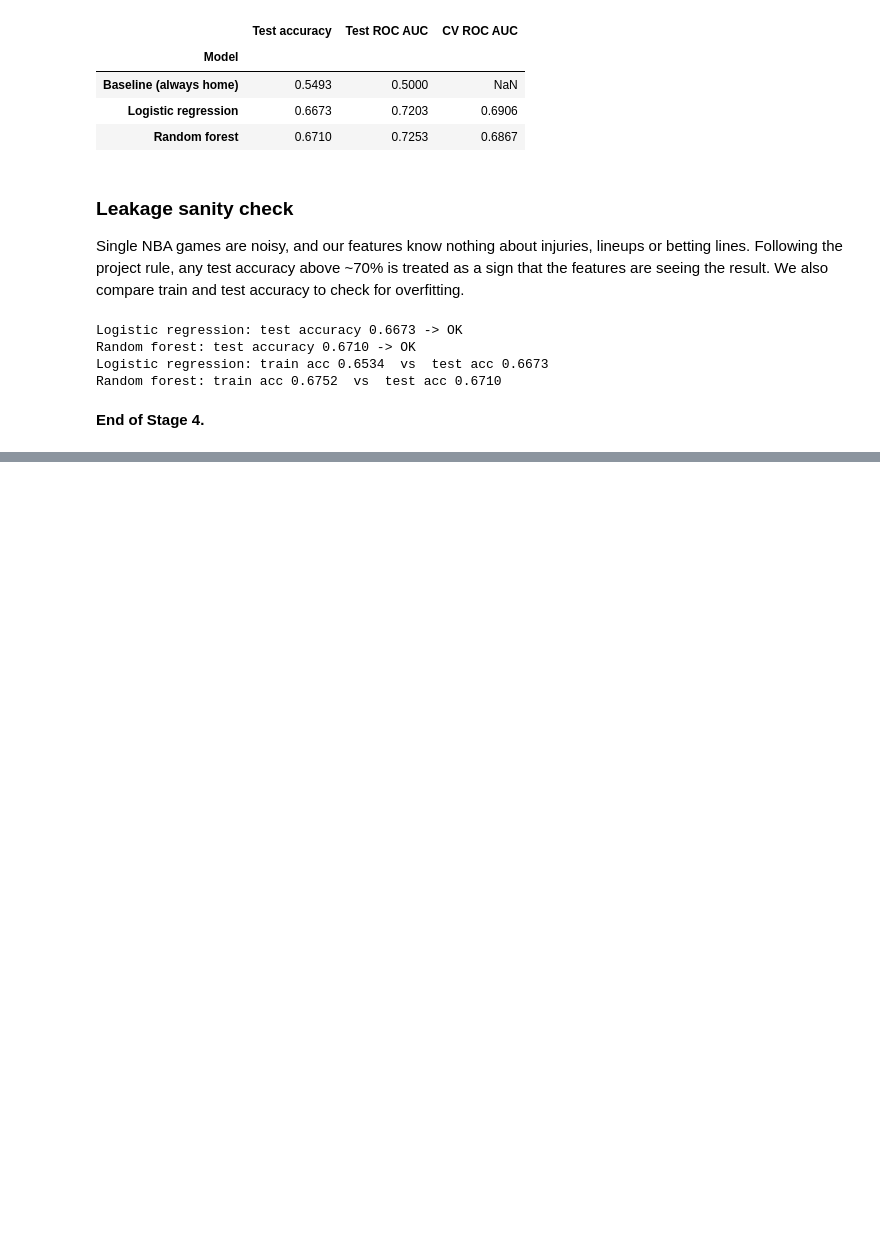
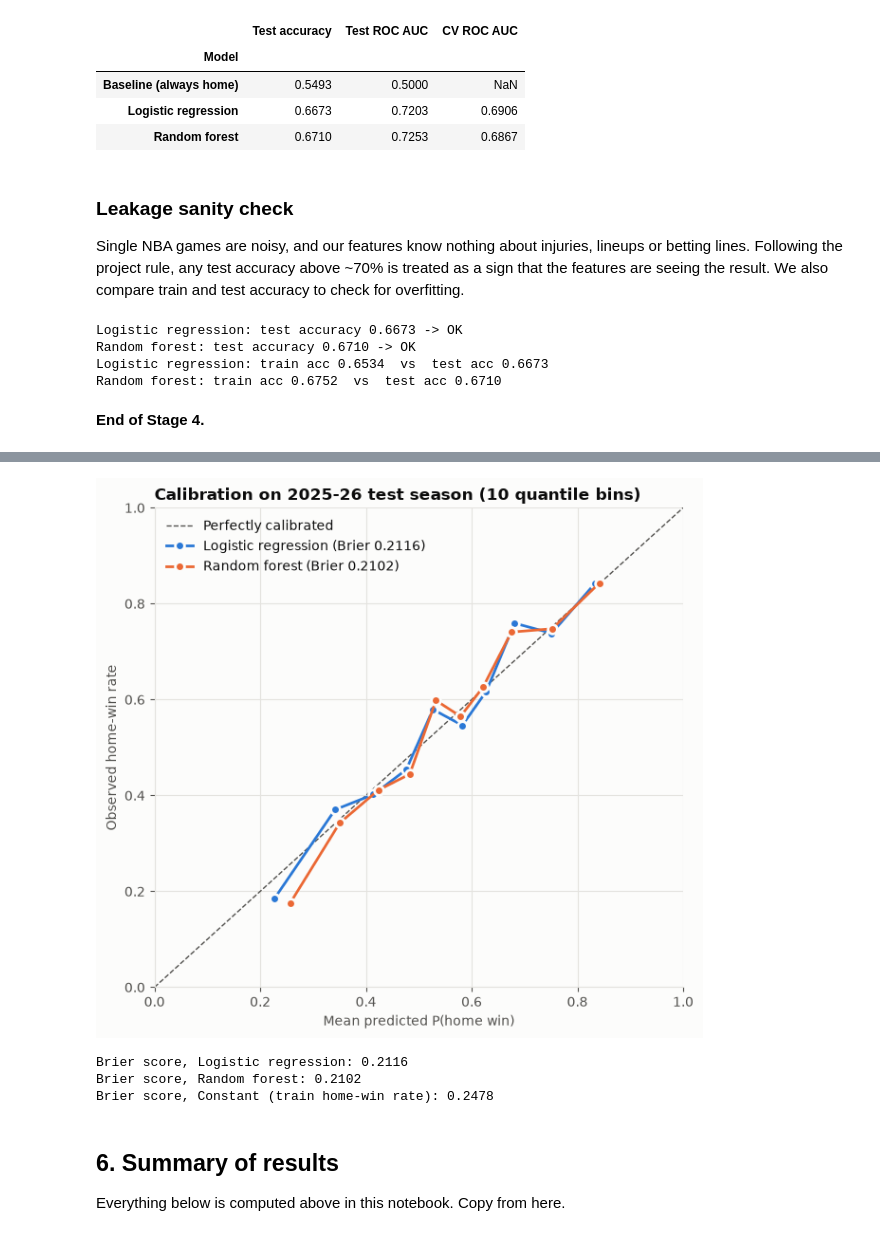
Before and after one commit to sameed102/NBA-Game-Predictor, a Jupyter notebook: nba_home_win_predictor.ipynb, the cells around one changed output, grey strips where cells are left out. Drawn from its saved outputs; the diff is of its cells as text; code cells hidden in the pictures; blank space fills up the shorter version.

```diff
--- a/nba_home_win_predictor.ipynb
+++ b/nba_home_win_predictor.ipynb
@@ -610,0 +764,33 @@ Random forest: train acc 0.6752  vs  test acc 0.6710
+# %%
+from sklearn.calibration import calibration_curve
+from sklearn.metrics import brier_score_loss
+
+fig, ax = plt.subplots(figsize=(6.5, 6))
+ax.plot([0, 1], [0, 1], linestyle="--", color=INK_2, linewidth=1, label="Perfectly calibrated")
+brier = {}
+for name, color in [("Logistic regression", C_LR), ("Random forest", C_RF)]:
+    frac_pos, mean_pred = calibration_curve(y_test, test_proba[name], n_bins=10, strategy="quantile")
+    brier[name] = brier_score_loss(y_test, test_proba[name])
+    ax.plot(mean_pred, frac_pos, marker="o", markersize=7, linewidth=2, color=color,
+            markeredgecolor=SURFACE, markeredgewidth=2, label=f"{name} (Brier {brier[name]:.4f})")
+brier["Constant (train home-win rate)"] = brier_score_loss(y_test, np.full(len(y_test), y_train.mean()))
+ax.set_xlim(0, 1); ax.set_ylim(0, 1)
+ax.set_xlabel("Mean predicted P(home win)")
+ax.set_ylabel("Observed home-win rate")
+ax.set_title("Calibration on 2025-26 test season (10 quantile bins)", loc="left")
+ax.legend(loc="upper left", frameon=False)
+fig.tight_layout()
+fig.savefig("figures/calibration.png", dpi=150)
+plt.show()
+
+for k, v in brier.items():
+    print(f"Brier score, {k}: {v:.4f}")
+# %% [output]
+[figure, added]
+Brier score, Logistic regression: 0.2116
+Brier score, Random forest: 0.2102
+Brier score, Constant (train home-win rate): 0.2478
+# %% [markdown]
+## 6. Summary of results
+
+Everything below is computed above in this notebook. Copy from here.
```
Also changed, not shown: parts of 9 cells of this notebook, 4 other files.
